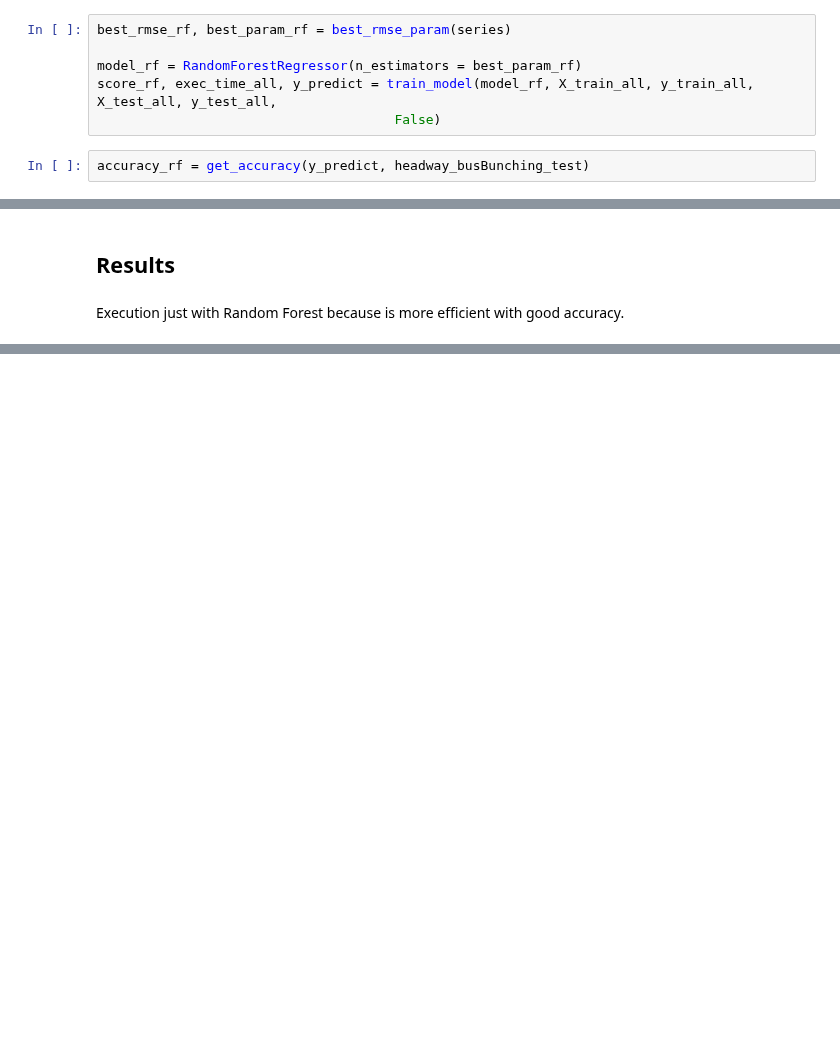
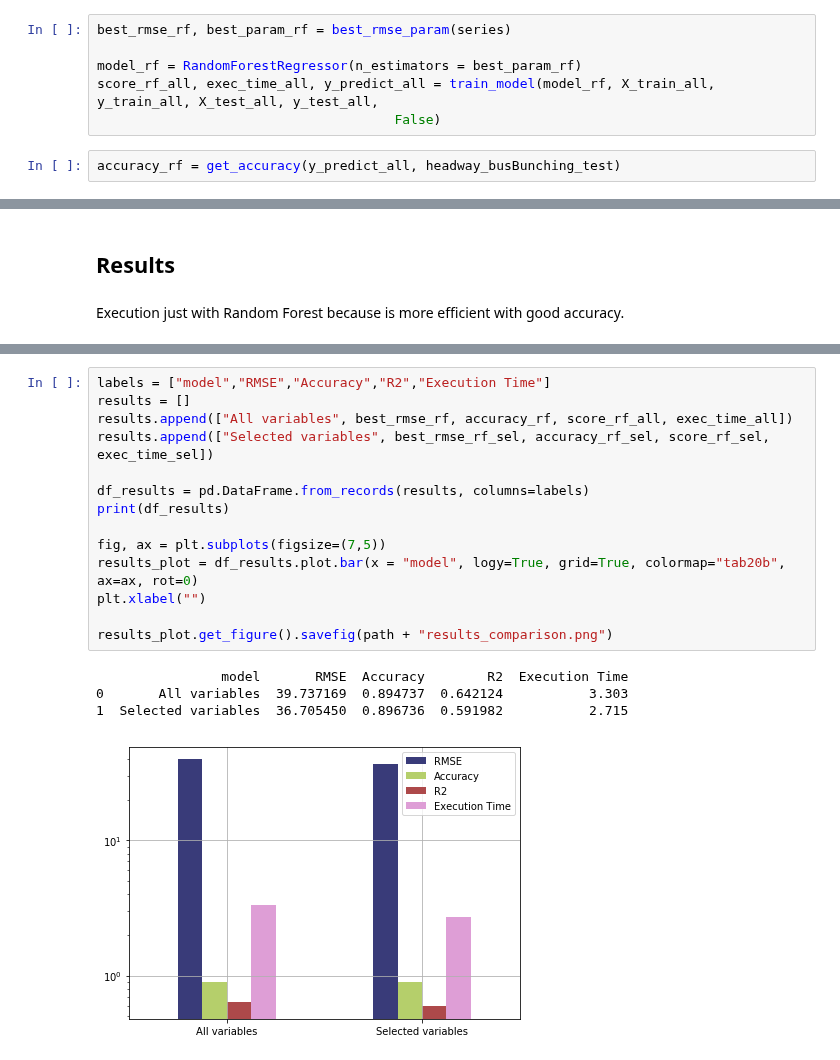
Before and after one commit to veruskasantos/INESProject, a Jupyter notebook: workspace/Data Analysis/FE/Validation.ipynb, the cells around one changed output, grey strips where cells are left out. Saved outputs shown, nothing was run; the diff lists cells and outputs as text; blank space fills up the shorter version.

Commit message:
Finishing results comparison graph

```diff
--- a/workspace/Data Analysis/FE/Validation.ipynb
+++ b/workspace/Data Analysis/FE/Validation.ipynb
@@ -235,10 +231,10 @@ plot_rmse_param(series, "n_estimators")
 best_rmse_rf, best_param_rf = best_rmse_param(series)
 
 model_rf = RandomForestRegressor(n_estimators = best_param_rf)
-score_rf, exec_time_all, y_predict = train_model(model_rf, X_train_all, y_train_all, X_test_all, y_test_all,
+score_rf_all, exec_time_all, y_predict_all = train_model(model_rf, X_train_all, y_train_all, X_test_all, y_test_all,
                                       False)
 # %%
-accuracy_rf = get_accuracy(y_predict, headway_busBunching_test)
+accuracy_rf = get_accuracy(y_predict_all, headway_busBunching_test)
 # %% [output]
 A value is trying to be set on a copy of a slice from a DataFrame.
 Try using .loc[row_indexer,col_indexer] = value instead
@@ -385,0 +377,19 @@ Execution time = 1.0167832374572754
+# %%
+labels = ["model","RMSE","Accuracy","R2","Execution Time"]
+results = []
+results.append(["All variables", best_rmse_rf, accuracy_rf, score_rf_all, exec_time_all])
+results.append(["Selected variables", best_rmse_rf_sel, accuracy_rf_sel, score_rf_sel, exec_time_sel])
+
+df_results = pd.DataFrame.from_records(results, columns=labels)
+print(df_results)
+
+fig, ax = plt.subplots(figsize=(7,5))
+results_plot = df_results.plot.bar(x = "model", logy=True, grid=True, colormap="tab20b", ax=ax, rot=0)
+plt.xlabel("")
+
+results_plot.get_figure().savefig(path + "results_comparison.png")
+# %% [output]
+                model       RMSE  Accuracy        R2  Execution Time
+0       All variables  39.737169  0.894737  0.642124           3.303
+1  Selected variables  36.705450  0.896736  0.591982           2.715
+[figure, added]
```
Also changed, not shown: parts of 6 cells of this notebook.
